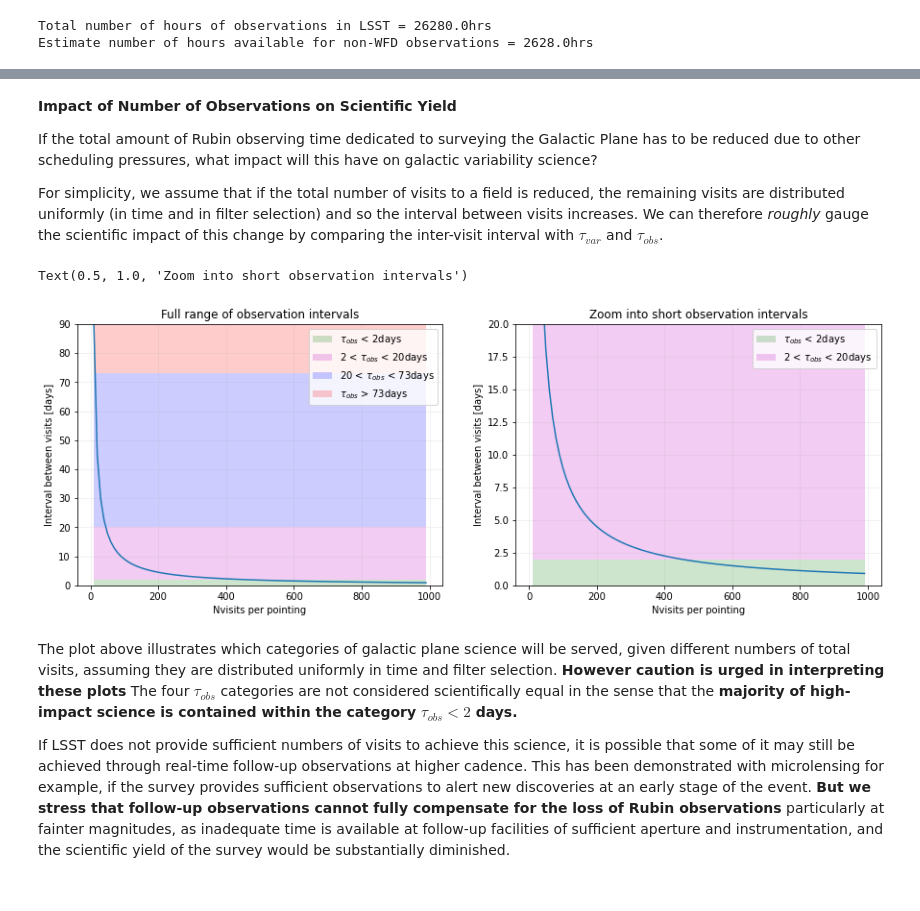
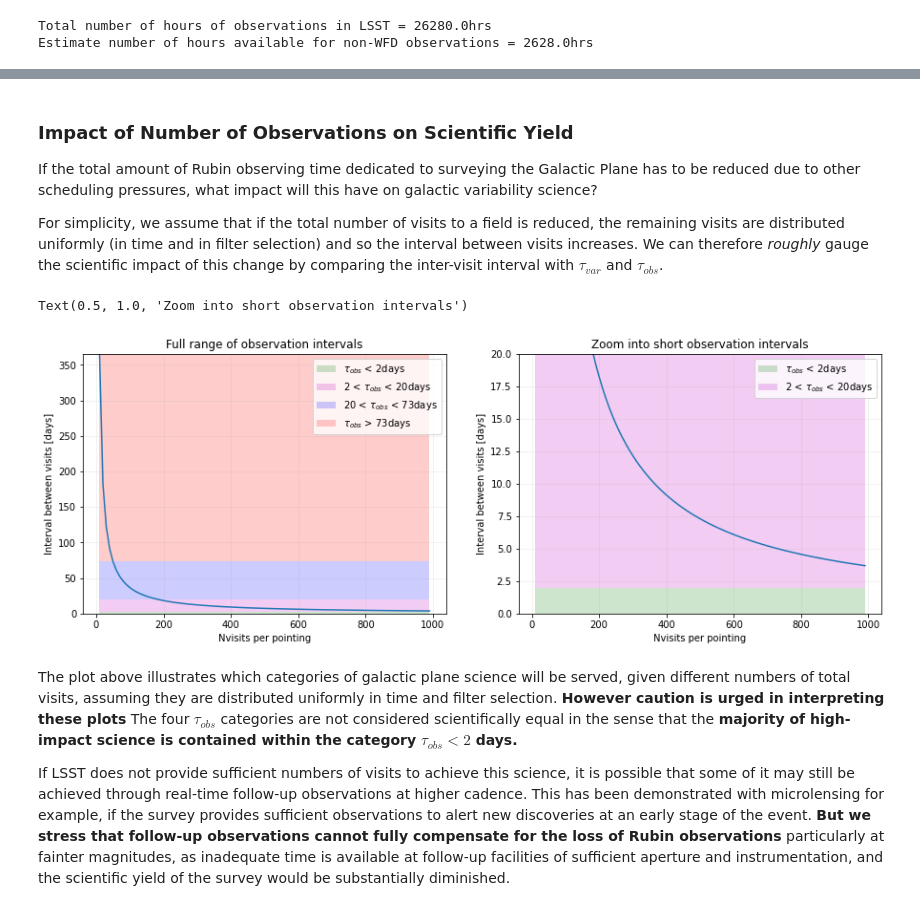
Before and after one commit to rhiannonlynne/software_tools, a Jupyter notebook: GalacticVariabilityTimescales.ipynb, the cells around one changed output, grey strips where cells are left out. Drawn from its saved outputs; the diff is of its cells as text; code cells hidden in the pictures.

```diff
--- a/GalacticVariabilityTimescales.ipynb
+++ b/GalacticVariabilityTimescales.ipynb
@@ -148,9 +148,16 @@ plt.legend()
 # %% [markdown]
-**Impact of Number of Observations on Scientific Yield**
+### Impact of Number of Observations on Scientific Yield ###
 
 If the total amount of Rubin observing time dedicated to surveying the Galactic Plane has to be reduced due to other scheduling pressures, what impact will this have on galactic variability science?
 
 For simplicity, we assume that if the total number of visits to a field is reduced, the remaining visits are distributed uniformly (in time and in filter selection) and so the interval between visits increases.  We can therefore *roughly* gauge the scientific impact of this change by comparing the inter-visit interval with $\tau_{var}$ and $\tau_{obs}$.
+# %%
+def ensure_array(entry):
+    if type(entry) == type(50) or type(entry) == type(50.0):
+        entry = [entry]
+    if type(entry) == list:
+        entry = np.array(entry)
+    return entry
 # %%
 def estimate_visit_interval(nvisits):
     """Function to estimate the interval between visits to a given pointing
@@ -159,14 +166,16 @@ def estimate_visit_interval(nvisits):
     - Any given field is observable from site for an average of 8 months per year
     - The survey lifetime is 10 years
     - Visits to the field are uniformly distributed
-    - The average observing night is 9hrs long
     """
+    nvisits = ensure_array(nvisits)
 
     # Estimate the total period of time for which a field can be observed by Rubin
     # over the lifetime of LSST.  Units of hours
-    total_time_field_observable = 10.0 * 8.0 * 30.0 * 9.0
+    total_time_field_observable = 10.0 * 365.25 * 24.0
+    time_observable = np.zeros(len(nvisits))
+    time_observable.fill(total_time_field_observable)
 
     # Average interval between visits in hours
-    visit_interval = total_time_field_observable / nvisits
+    visit_interval = time_observable / nvisits
 
     return visit_interval
@@ -173,32 +203,37 @@ def estimate_visit_interval(nvisits):
 # %%
+min_nvisits = 10
+max_nvisits = 1000
+nvisits_range = np.arange(min_nvisits,max_nvisits,10)
+visit_intervals = estimate_visit_interval(nvisits_range) / 24.0
+
 fig, (ax1, ax2) = plt.subplots(1, 2,figsize=(15,5))
 ax1.plot(nvisits_range, visit_intervals)
 ax1.grid(alpha=0.2)
 ax1.set_xlabel('Nvisits per pointing')
 ax1.set_ylabel('Interval between visits [days]')
 ax1.fill_between(nvisits_range, 0.0, 2.0, facecolor='green', alpha=0.2, label='$\\tau_{obs}$ < 2days')
 ax1.fill_between(nvisits_range, 2.0, 20.0, facecolor='m', alpha=0.2, label='2 < $\\tau_{obs}$ < 20days')
 ax1.fill_between(nvisits_range, 20.0, 73.0, facecolor='b', alpha=0.2, label='20 < $\\tau_{obs}$ < 73days')
-ax1.fill_between(nvisits_range, 73.0, 100.0, facecolor='r', alpha=0.2, label='$\\tau_{obs}$ > 73days')
+ax1.fill_between(nvisits_range, 73.0, visit_intervals.max(), facecolor='r', alpha=0.2, label='$\\tau_{obs}$ > 73days')
 (xmin,xmax,ymin,ymax) = ax1.axis()
 ax1.axis([xmin,xmax,0.0,visit_intervals.max()])
 ax1.legend()
 ax1.set_title('Full range of observation intervals')
 
 
 ax2.plot(nvisits_range, visit_intervals)
 ax2.grid(alpha=0.2)
 ax2.set_xlabel('Nvisits per pointing')
 ax2.set_ylabel('Interval between visits [days]')
 ax2.fill_between(nvisits_range, 0.0, 2.0, facecolor='green', alpha=0.2, label='$\\tau_{obs}$ < 2days')
 ax2.fill_between(nvisits_range, 2.0, 20.0, facecolor='m', alpha=0.2, label='2 < $\\tau_{obs}$ < 20days')
 (xmin,xmax,ymin,ymax) = ax2.axis()
 ax2.axis([xmin,xmax,0.0,20.0])
 ax2.legend()
 ax2.set_title('Zoom into short observation intervals')
 # %% [output]
 Text(0.5, 1.0, 'Zoom into short observation intervals')
-[figure, old version]
+[figure, new version]
 # %% [markdown]
 The plot above illustrates which categories of galactic plane science will be served, given different numbers of total visits, assuming they are distributed uniformly in time and filter selection. **However caution is urged in interpreting these plots** The four $\tau_{obs}$ categories are not considered scientifically equal in the sense that the **majority of high-impact science is contained within the category $\tau_{obs} < 2$ days.**
 
```
Also changed, not shown: parts of 17 cells of this notebook, 12 other files.
